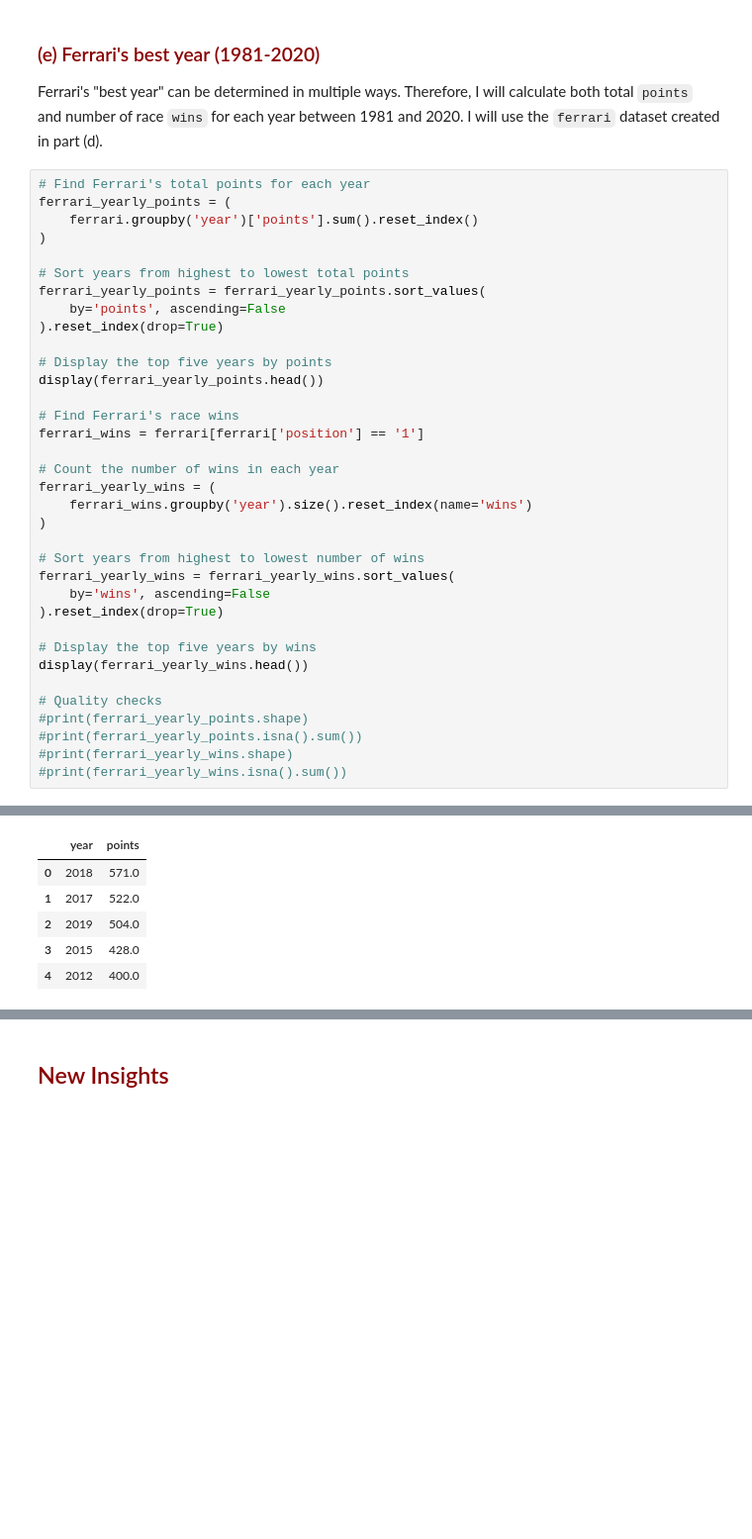
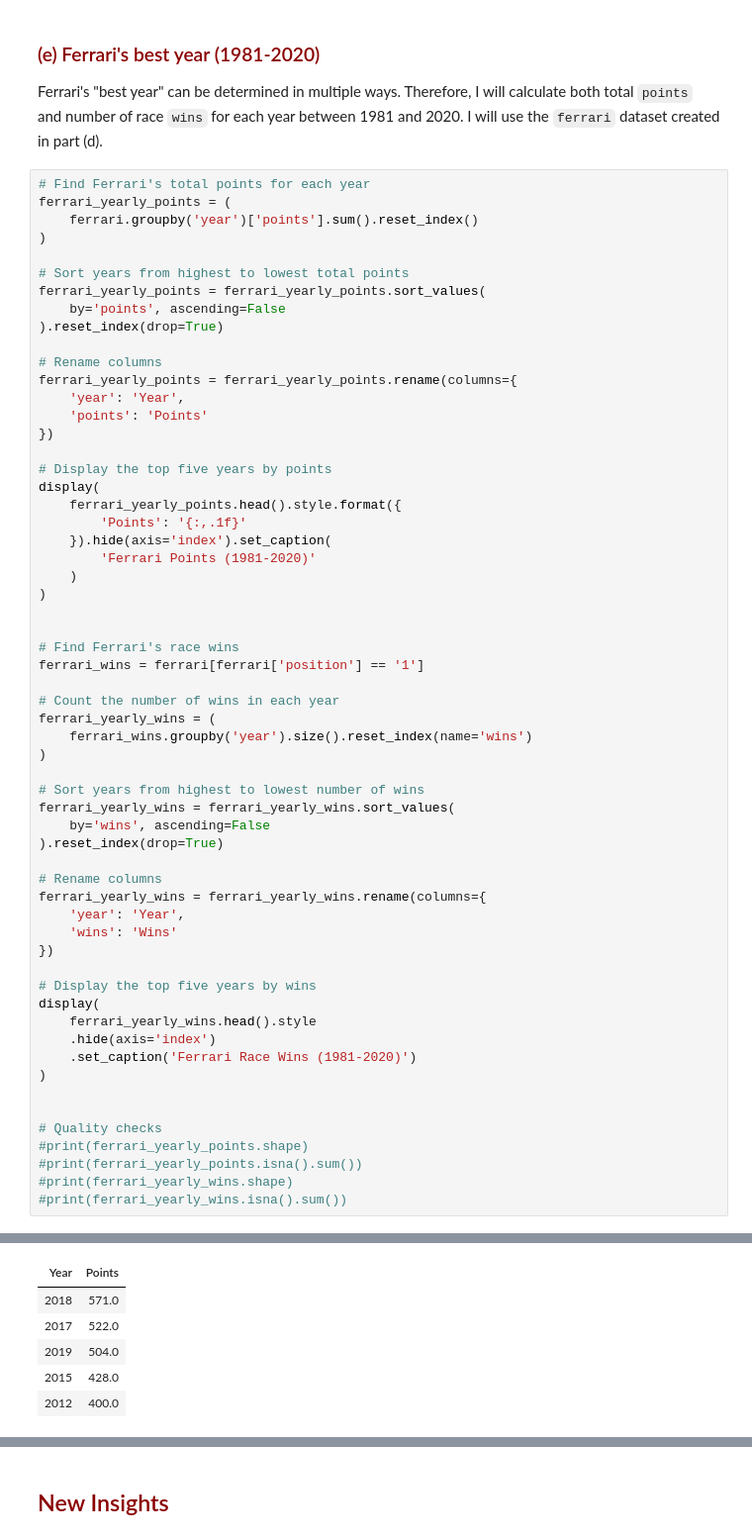
Before and after one commit to maxinehb/datasci530fall2026, a Jupyter notebook: Assignment 2/Assignment2.ipynb, the cells around one changed output, grey strips where cells are left out. Shown at 99% size. Drawn from its saved outputs; the diff is of its cells as text; blank space fills up the shorter version.

```diff
--- a/Assignment 2/Assignment2.ipynb
+++ b/Assignment 2/Assignment2.ipynb
@@ -316,8 +318,21 @@ ferrari_yearly_points = ferrari_yearly_points.sort_values(
     by='points', ascending=False
 ).reset_index(drop=True)
 
+# Rename columns
+ferrari_yearly_points = ferrari_yearly_points.rename(columns={
+    'year': 'Year',
+    'points': 'Points'
+})
+
 # Display the top five years by points
-display(ferrari_yearly_points.head())
+display(
+    ferrari_yearly_points.head().style.format({
+        'Points': '{:,.1f}'
+    }).hide(axis='index').set_caption(
+        'Ferrari Points (1981-2020)'
+    )
+)
+
 
 # Find Ferrari's race wins
 ferrari_wins = ferrari[ferrari['position'] == '1']
@@ -332,8 +347,19 @@ ferrari_yearly_wins = ferrari_yearly_wins.sort_values(
     by='wins', ascending=False
 ).reset_index(drop=True)
 
+# Rename columns
+ferrari_yearly_wins = ferrari_yearly_wins.rename(columns={
+    'year': 'Year',
+    'wins': 'Wins'
+})
+
 # Display the top five years by wins
-display(ferrari_yearly_wins.head())
+display(
+    ferrari_yearly_wins.head().style
+    .hide(axis='index')
+    .set_caption('Ferrari Race Wins (1981-2020)')
+)
+
 
 # Quality checks
 #print(ferrari_yearly_points.shape)
@@ -344,6 +371,6 @@ display(ferrari_yearly_wins.head())
-|  | year | points |
-| 0 | 2018 | 571.0 |
-| 1 | 2017 | 522.0 |
-| 2 | 2019 | 504.0 |
-| 3 | 2015 | 428.0 |
-| 4 | 2012 | 400.0 |
+| Year | Points |
+| 2018 | 571.0 |
+| 2017 | 522.0 |
+| 2019 | 504.0 |
+| 2015 | 428.0 |
+| 2012 | 400.0 |
```
Also changed, not shown: parts of 6 cells of this notebook.
